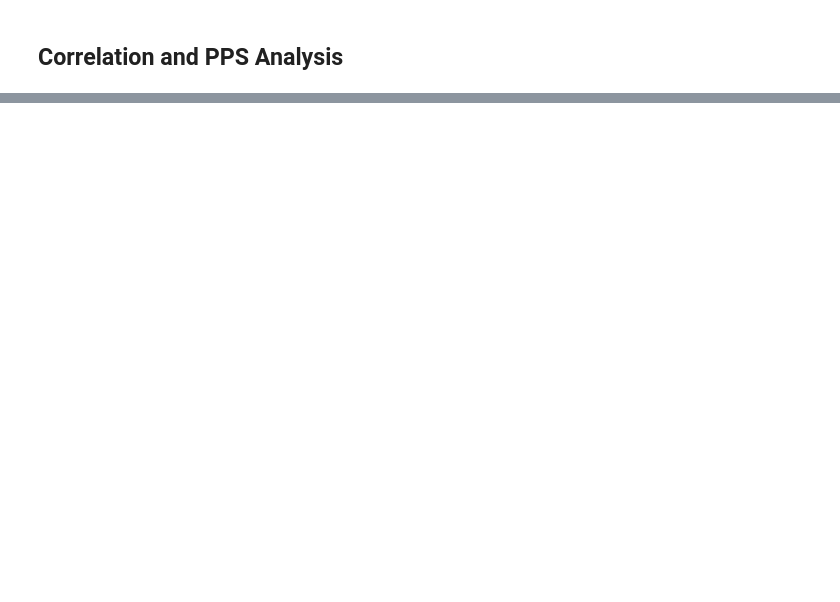
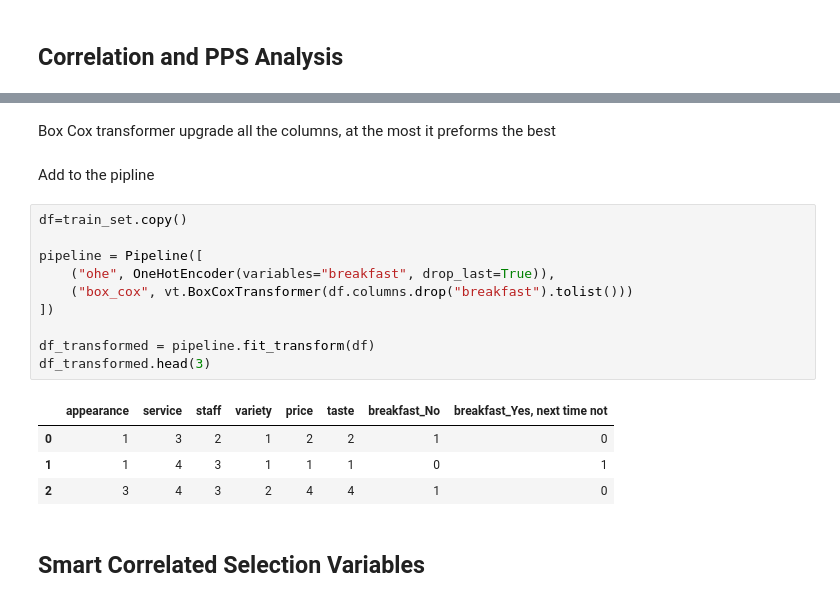
Before and after one commit to ZoltanNyaradi/Guest-Survey-Analysis-to-Improve-Hotel-Breakfast, a Jupyter notebook: jupyter_notebooks/06 - FeatureEngineering.ipynb, the cells around one changed output, grey strips where cells are left out. Saved outputs shown, nothing was run; the diff lists cells and outputs as text; blank space fills up the shorter version.

Commit message:
Feature Engineering - Feature Engineering, Smart Correlated Selection

```diff
--- a/jupyter_notebooks/06 - FeatureEngineering.ipynb
+++ b/jupyter_notebooks/06 - FeatureEngineering.ipynb
@@ -78,0 +192,21 @@ pandas_report.to_notebook_iframe()
+# %% [markdown]
+Box Cox transformer upgrade all the columns, at the most it preforms the best
+# %% [markdown]
+Add to the pipline
+# %%
+df=train_set.copy()
+
+pipeline = Pipeline([
+    ("ohe", OneHotEncoder(variables="breakfast", drop_last=True)),
+    ("box_cox", vt.BoxCoxTransformer(df.columns.drop("breakfast").tolist()))
+])
+
+df_transformed = pipeline.fit_transform(df)
+df_transformed.head(3)
+# %% [output]
+|  | appearance | service | staff | variety | price | taste | breakfast_No | breakfast_Yes, next time not |
+| 0 | 1 | 3 | 2 | 1 | 2 | 2 | 1 | 0 |
+| 1 | 1 | 4 | 3 | 1 | 1 | 1 | 0 | 1 |
+| 2 | 3 | 4 | 3 | 2 | 4 | 4 | 1 | 0 |
+# %% [markdown]
+## Smart Correlated Selection Variables
```
Also changed, not shown: parts of 12 cells of this notebook.
